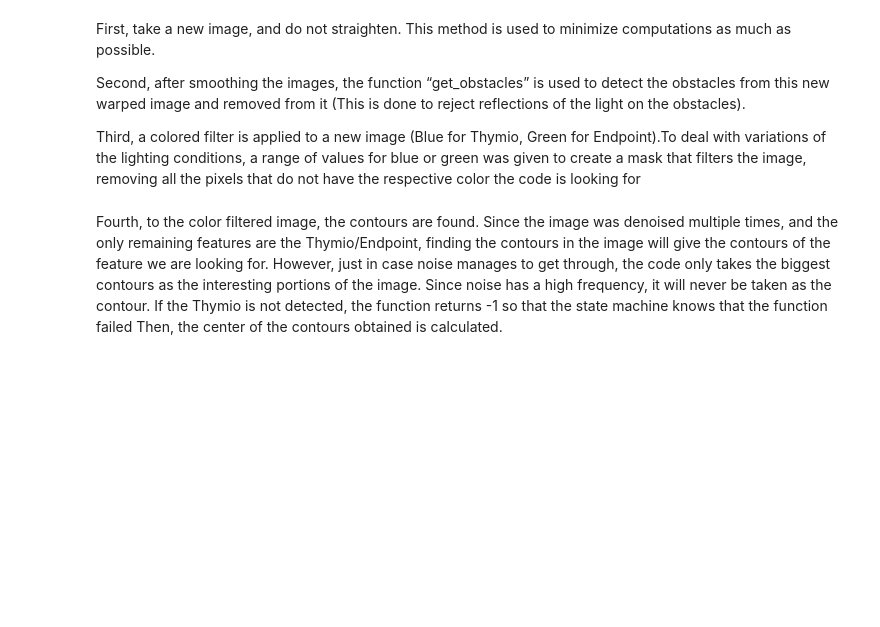
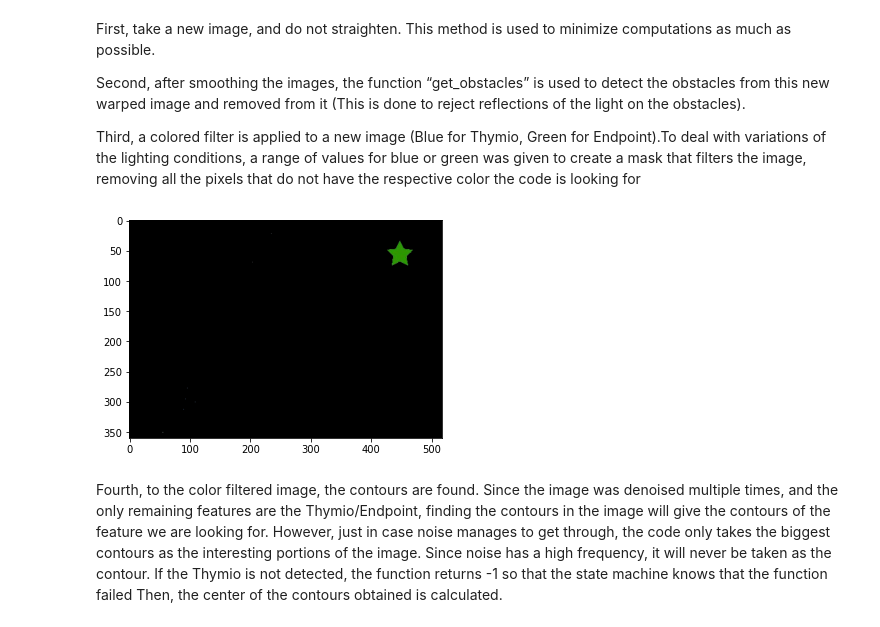
Before and after one commit to micht1/publicmobileRobotics, a Jupyter notebook: roboticsProject.ipynb, the cells around one changed output. Drawn from its saved outputs; the diff is of its cells as text; code cells hidden in the pictures; blank space fills up the shorter version.

```diff
--- a/roboticsProject.ipynb
+++ b/roboticsProject.ipynb
@@ -628,10 +686,14 @@ def color_filtering(img,color):
         upper = np.array([90,255,130]) # upper color threshold
     color_mask = cv2.inRange(large_image, lower, upper) # Create the mask with lower and upper threshold of RGB values
     large_image = cv2.bitwise_and(large_image, large_image, mask=color_mask) # Bitwise and to filter the pixels that are not of the desired color
-    if Plot:
-        plt.imshow(large_image)
-        plt.show()
     return large_image
+# %%
+# Run this to test the function
+outcolfilt = color_filtering(img,"green")
+plt.imshow(outcolfilt)
+plt.show()
+# %% [output]
+[figure, added]
 # %% [markdown]
 Fourth, to the color filtered image, the contours are found. Since the image was denoised multiple times, and the only remaining features are the Thymio/Endpoint, finding the contours in the image will give the contours of the feature we are looking for. However, just in case noise manages to get through, the code only takes the biggest contours as the interesting portions of the image. Since noise has a high frequency, it will never be taken as the contour.
 If the Thymio is not detected, the function returns -1 so that the state machine knows that the function failed
```
Also changed, not shown: parts of 16 cells of this notebook, 3 other files.
